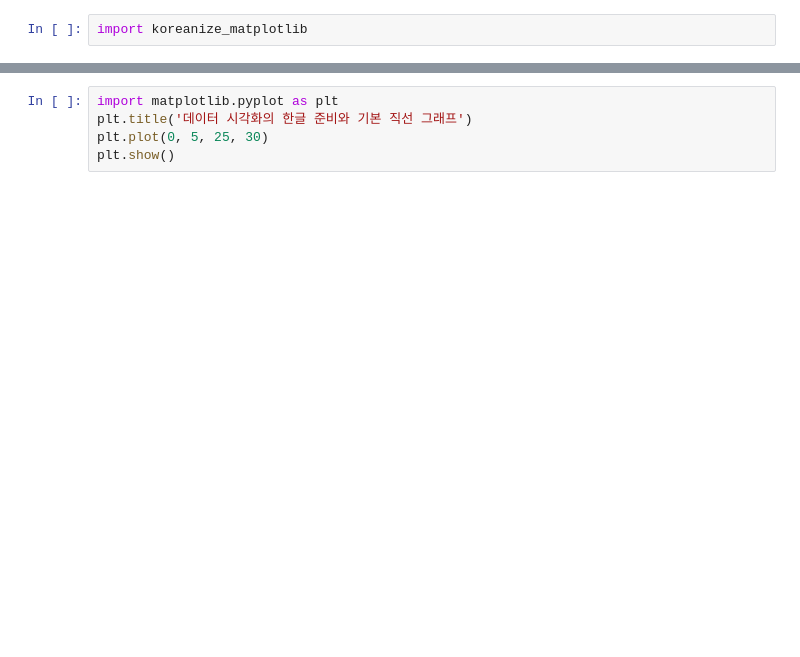
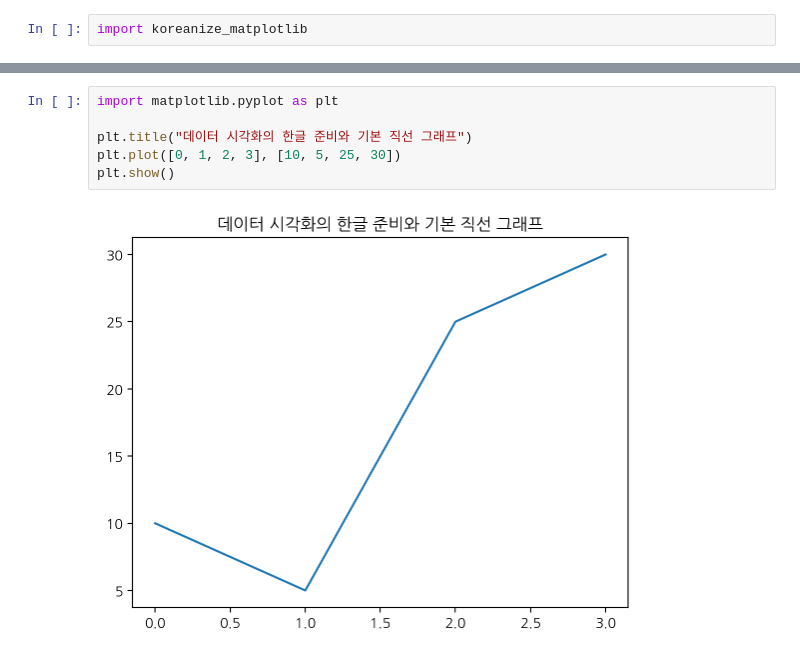
Before and after one commit to ehfl21/2024-intro-DA-code, a Jupyter notebook: w01_2_intro_da_for_colab.ipynb, the cells around one changed output, grey strips where cells are left out. Drawn from its saved outputs; the diff is of its cells as text; blank space fills up the shorter version.

```diff
--- a/w01_2_intro_da_for_colab.ipynb
+++ b/w01_2_intro_da_for_colab.ipynb
@@ -41,5 +34,8 @@ plt.show()
 # %%
 import matplotlib.pyplot as plt
-plt.title('데이터 시각화의 한글 준비와 기본 직선 그래프')
-plt.plot(0, 5, 25, 30)
+
+plt.title("데이터 시각화의 한글 준비와 기본 직선 그래프")
+plt.plot([0, 1, 2, 3], [10, 5, 25, 30])
 plt.show()
+# %% [output]
+[figure, added]
```
Also changed, not shown: parts of 10 cells of this notebook.
